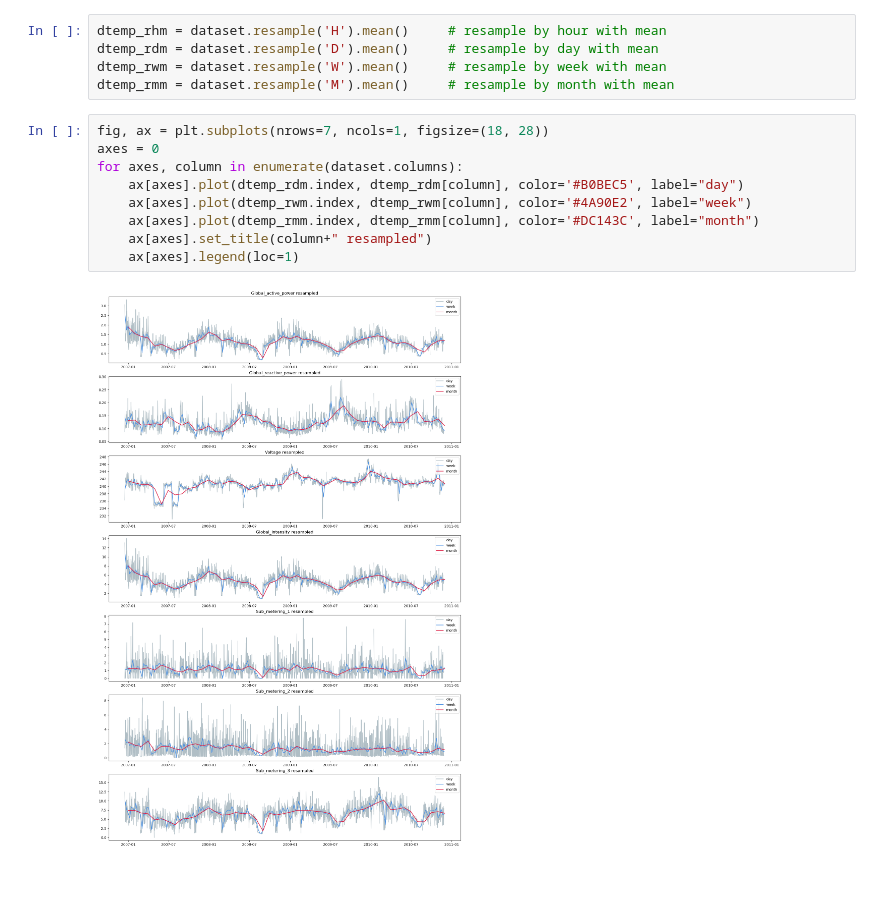
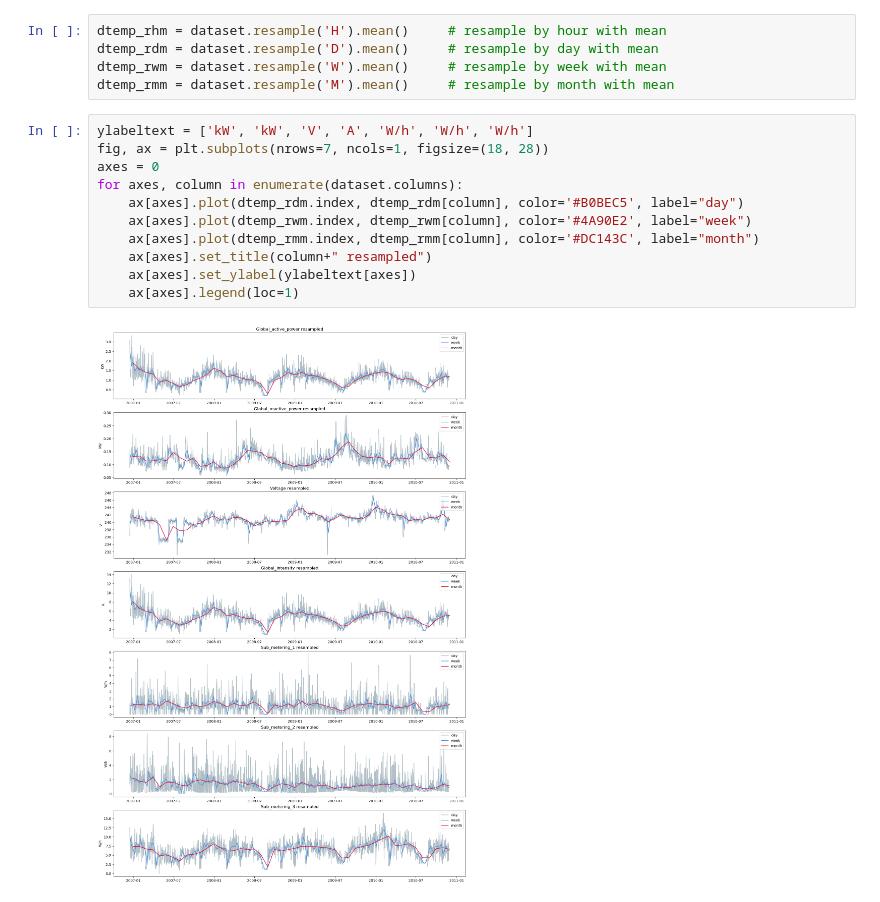
Before and after one commit to felipeduartef/Power_Grid_Segmentation, a Jupyter notebook: notebooks/EDA.ipynb, the cells around one changed output. Saved outputs shown, nothing was run; the diff lists cells and outputs as text.

```diff
--- a/notebooks/EDA.ipynb
+++ b/notebooks/EDA.ipynb
@@ -104,13 +114,15 @@ dtemp_rdm = dataset.resample('D').mean()     # resample by day with mean
 dtemp_rwm = dataset.resample('W').mean()     # resample by week with mean
 dtemp_rmm = dataset.resample('M').mean()     # resample by month with mean
 # %%
+ylabeltext = ['kW', 'kW', 'V', 'A', 'W/h', 'W/h', 'W/h']
 fig, ax = plt.subplots(nrows=7, ncols=1, figsize=(18, 28))
 axes = 0
 for axes, column in enumerate(dataset.columns):
     ax[axes].plot(dtemp_rdm.index, dtemp_rdm[column], color='#B0BEC5', label="day")
     ax[axes].plot(dtemp_rwm.index, dtemp_rwm[column], color='#4A90E2', label="week")
     ax[axes].plot(dtemp_rmm.index, dtemp_rmm[column], color='#DC143C', label="month")
     ax[axes].set_title(column+" resampled")
+    ax[axes].set_ylabel(ylabeltext[axes])
     ax[axes].legend(loc=1)
 # %% [output]
-[figure, old version]
+[figure, new version]
```
Also changed, not shown: parts of 3 cells of this notebook.
